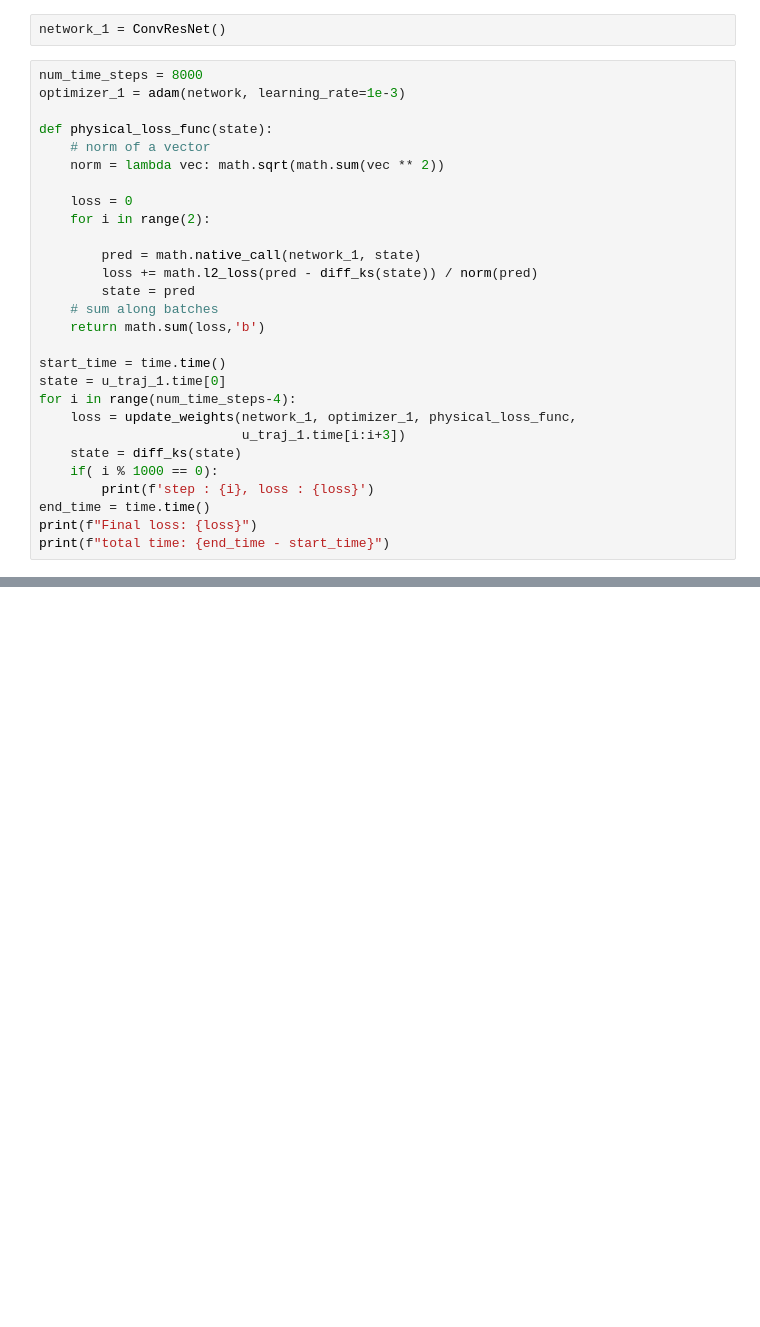
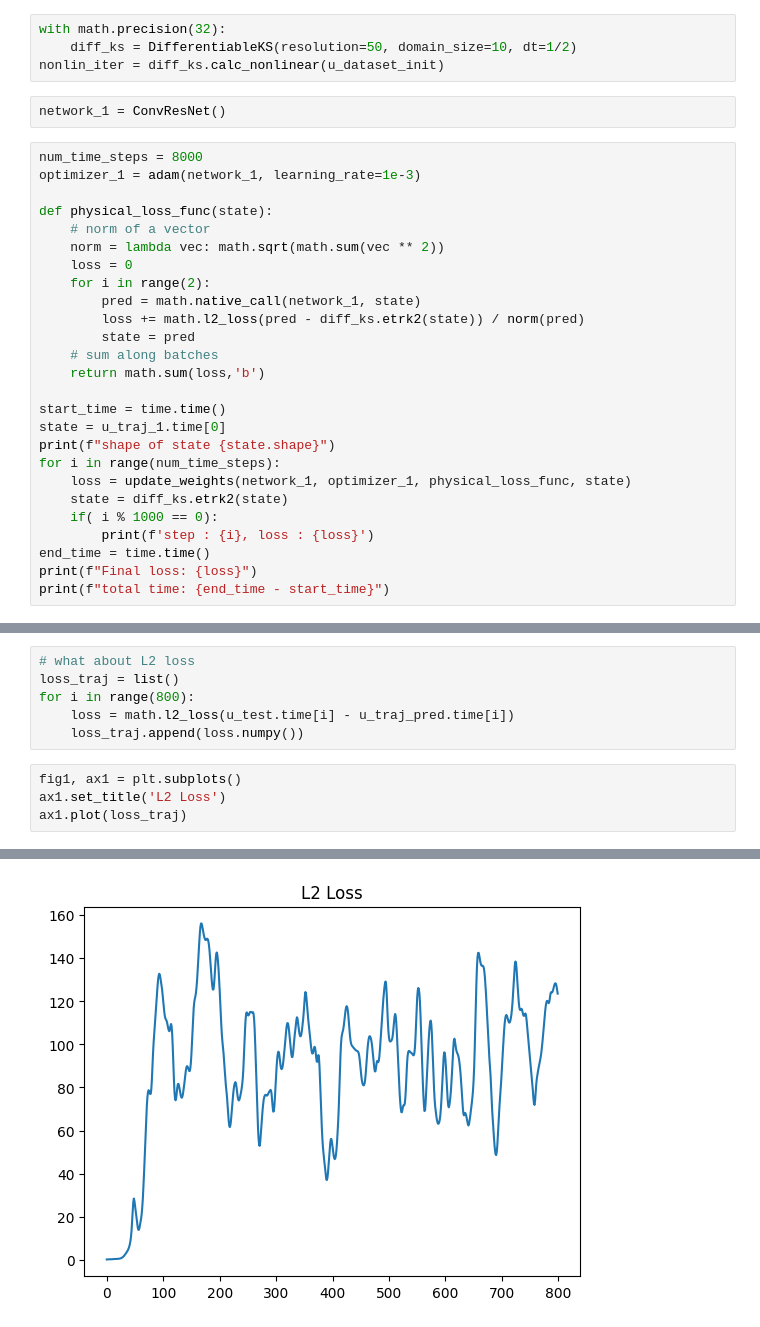
Before and after one commit to Stargazer1998/adv_dl_physics, a Jupyter notebook: exercise-10/exercise-10.ipynb, the cells around one changed output, grey strips where cells are left out. Cells and saved outputs as stored; diff of their text form; blank space fills up the shorter version.

```diff
--- a/exercise-10/exercise-10.ipynb
+++ b/exercise-10/exercise-10.ipynb
@@ -302,31 +302,33 @@ ax1.plot(loss_traj)
 * As it  can be seen from the figures above, both solutions follow a similar pattern during the beginning of the simulation but as time passes we can not see this behavior. We cannot blame the network for this patterns since **Residual Blocks** are used to prevent the drawbacks of the **deeper** CNNs. Thus, as it is the case in the Ex-7, supervised training does not ensure to reflect the nature of the problem itself
 # %% [markdown]
 # Differentiable Physics Network Training
+# %%
+with math.precision(32):
+    diff_ks = DifferentiableKS(resolution=50, domain_size=10, dt=1/2)
+nonlin_iter = diff_ks.calc_nonlinear(u_dataset_init)
 # %%
 network_1 = ConvResNet()
 # %%
 num_time_steps = 8000
-optimizer_1 = adam(network, learning_rate=1e-3)
+optimizer_1 = adam(network_1, learning_rate=1e-3)
 
 def physical_loss_func(state):
     # norm of a vector
     norm = lambda vec: math.sqrt(math.sum(vec ** 2))
-
     loss = 0
     for i in range(2):
-
         pred = math.native_call(network_1, state)
-        loss += math.l2_loss(pred - diff_ks(state)) / norm(pred)
+        loss += math.l2_loss(pred - diff_ks.etrk2(state)) / norm(pred)
         state = pred
     # sum along batches
     return math.sum(loss,'b')
 
 start_time = time.time()
 state = u_traj_1.time[0]
-for i in range(num_time_steps-4):
-    loss = update_weights(network_1, optimizer_1, physical_loss_func,
-                          u_traj_1.time[i:i+3])
-    state = diff_ks(state)
+print(f"shape of state {state.shape}")
+for i in range(num_time_steps):
+    loss = update_weights(network_1, optimizer_1, physical_loss_func, state)
+    state = diff_ks.etrk2(state)
     if( i % 1000 == 0):
         print(f'step : {i}, loss : {loss}')
 end_time = time.time()
@@ -340,0 +378,11 @@ u_traj_1.shape
+# %%
+# what about L2 loss
+loss_traj = list()
+for i in range(800):
+    loss = math.l2_loss(u_test.time[i] - u_traj_pred.time[i])
+    loss_traj.append(loss.numpy())
+# %%
+fig1, ax1 = plt.subplots()
+ax1.set_title('L2 Loss')
+ax1.plot(loss_traj)
+# %% [output]
@@ -340,0 +390 @@ u_traj_1.shape
+[figure, added]
```
Also changed, not shown: parts of 8 cells of this notebook.
